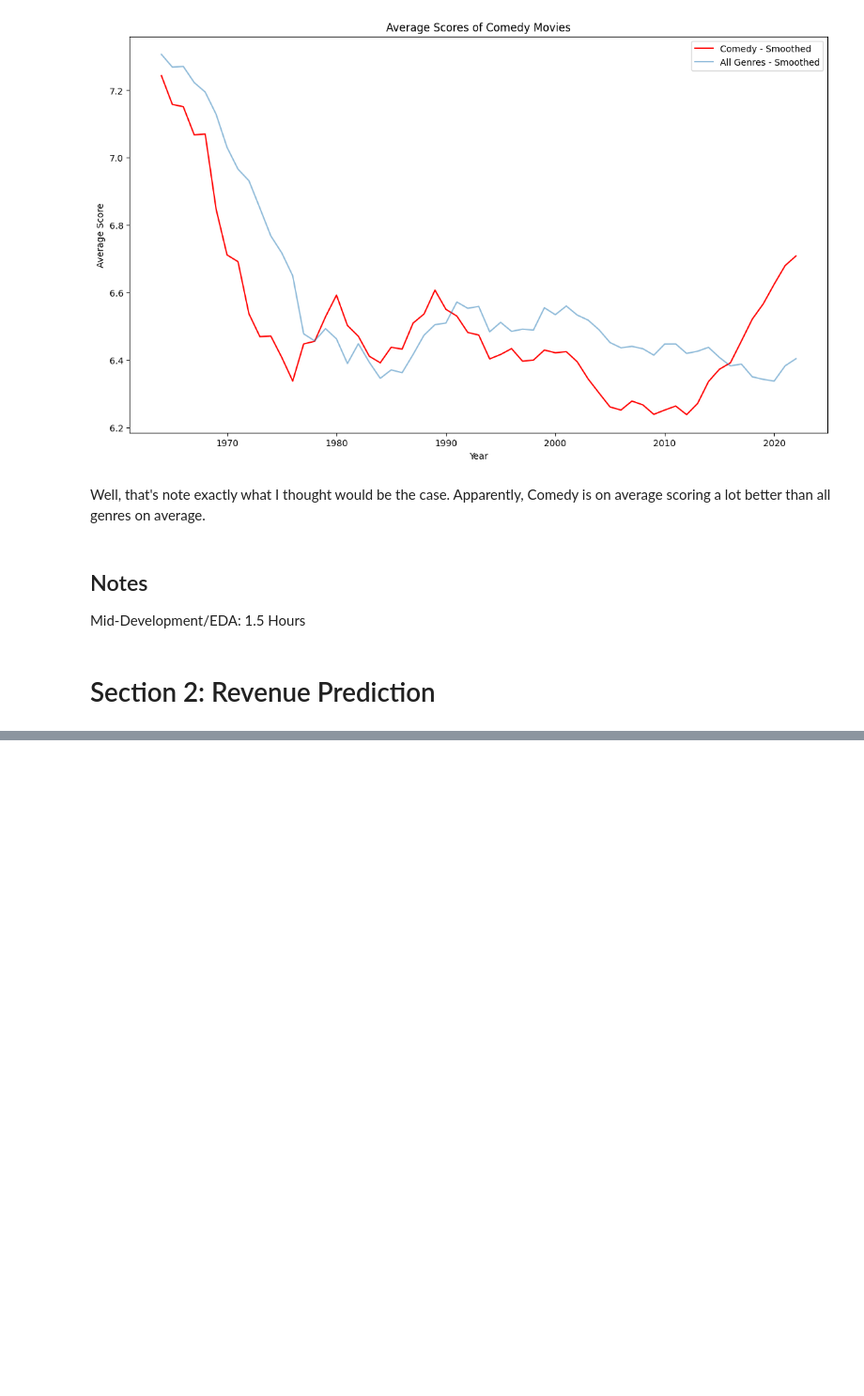
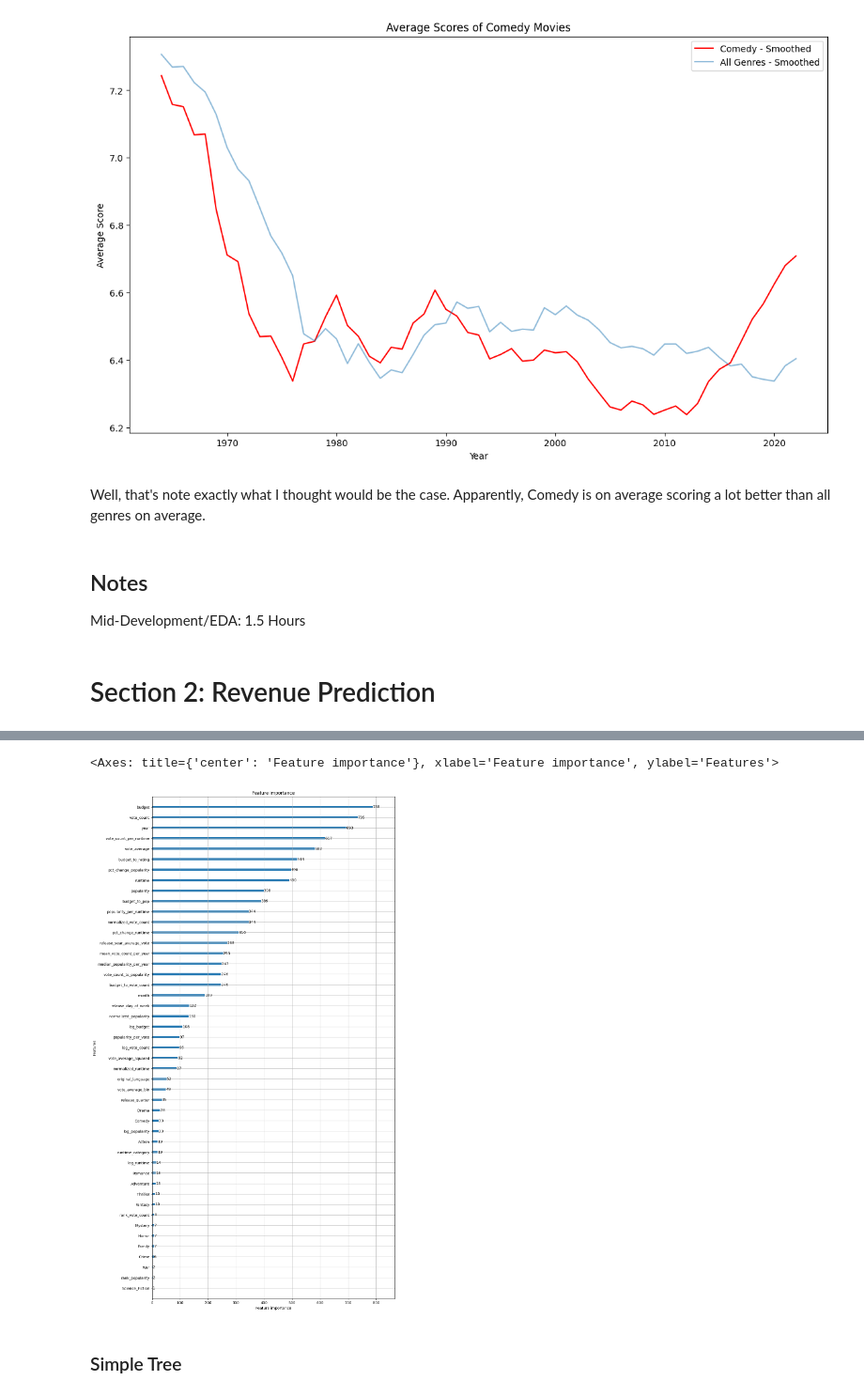
Before and after one commit to griffin-brown-95/movie-projects, a Jupyter notebook: movies_tmdb.ipynb, the cells around one changed output, grey strips where cells are left out. Shown at 94% size. Cells and saved outputs as stored; diff of their text form; code cells hidden in the pictures; blank space fills up the shorter version.

Commit message:
added models
lightgbm, simple tree, linear regression, knn. Need drop one and add xgboost, then comp[are model statistics.

```diff
--- a/movies_tmdb.ipynb
+++ b/movies_tmdb.ipynb
@@ -283,0 +435,6 @@ df.head()
+# %%
+df_cleaned = df.dropna()
+y = df_cleaned['revenue']
+X = df_cleaned.drop(['revenue'], axis=1)
+
+X_train, X_test, y_train, y_test = train_test_split(X, y, test_size=0.2, random_state=88)
@@ -283,0 +443,33 @@ df.head()
+# %%
+
+# Create a LightGBM dataset
+train_data = lgb.Dataset(X_train, label=y_train)
+test_data = lgb.Dataset(X_test, label=y_test, reference=train_data)
+
+# Define the model parameters
+lgbm_params = {'task': 'train',
+          'boosting_type': 'gbdt',
+          'objective': 'regression',
+          'metric': 'auc',
+          'learning_rate': 0.01,
+          'num_leaves': 48,
+          'num_iteration': 200,
+          'verbose': 0 ,
+          'colsample_bytree':.8,
+          'subsample':.9,
+          'max_depth': 8,
+          'reg_alpha':.1,
+          'reg_lambda':.1,
+          'min_split_gain':.01,
+          'min_child_weight':1
+          }
+
+# Train the model
+lgbm = lgb.train(lgbm_params,
+                train_data,
+                num_boost_round=1000,
+                valid_sets=[train_data, test_data])
+                #early_stopping_rounds=100
+
+# Predict on the test set
+lgbm_y_pred = lgbm.predict(X_test, num_iteration=lgbm.best_iteration)
@@ -283,0 +521,7 @@ df.head()
+# %%
+lgb.plot_importance(lgbm, figsize=(12,25))
+# %% [output]
+<Axes: title={'center': 'Feature importance'}, xlabel='Feature importance', ylabel='Features'>
+[figure, added]
+# %% [markdown]
+### Simple Tree
```
Also changed, not shown: parts of 25 cells of this notebook, 1 other file.
